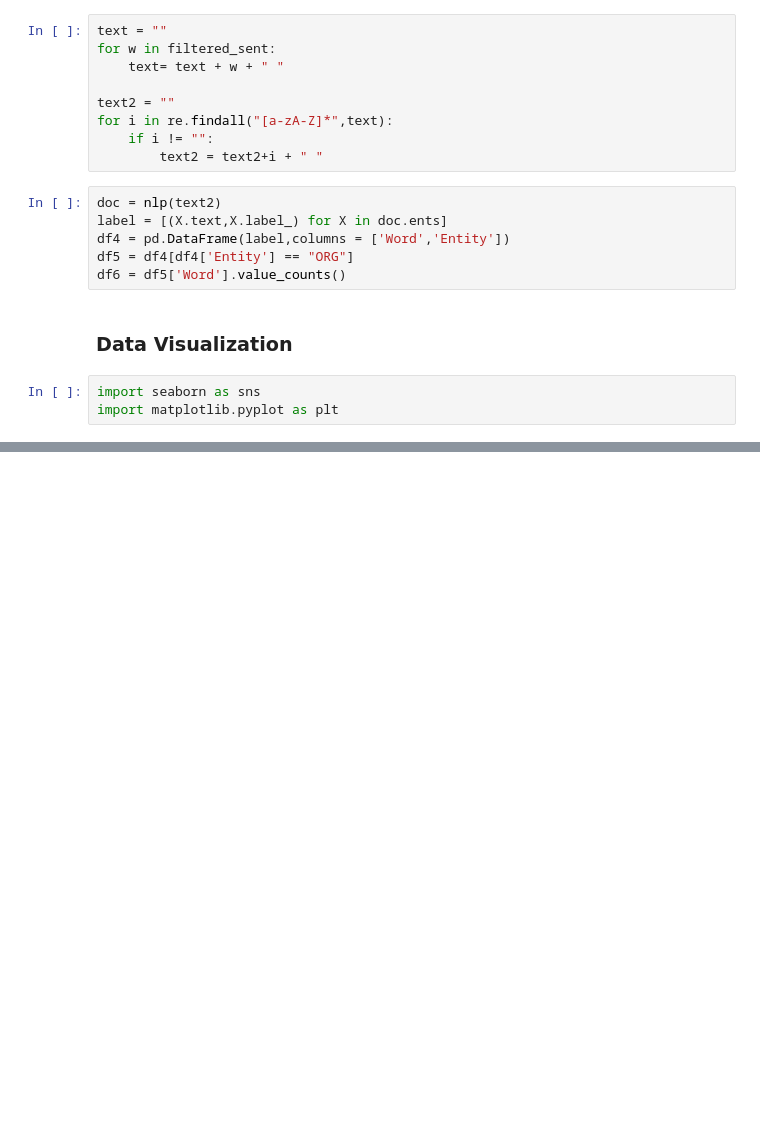
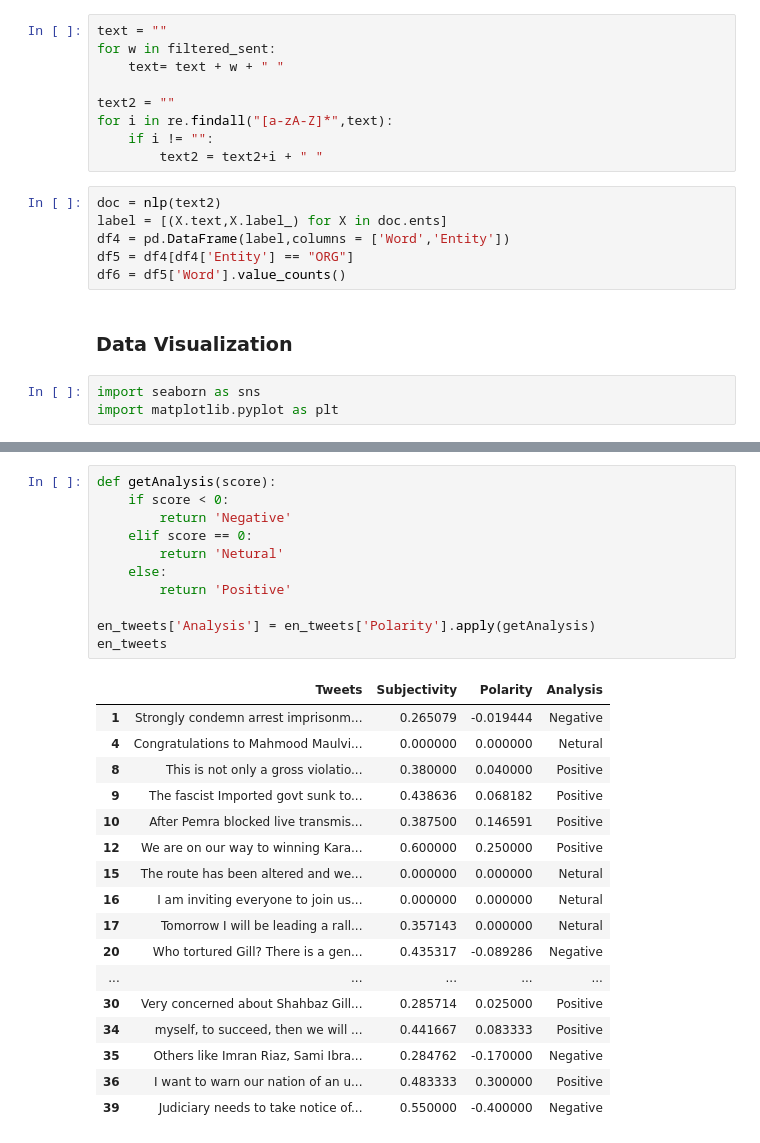
Before and after one commit to ahmadmujahid414/Twitter-Scrapping-using-Twint, a Jupyter notebook: Twitter Scrapper .ipynb, the cells around one changed output, grey strips where cells are left out. Saved outputs shown, nothing was run; the diff lists cells and outputs as text; blank space fills up the shorter version.

```diff
--- a/Twitter Scrapper .ipynb
+++ b/Twitter Scrapper .ipynb
@@ -161,0 +240,29 @@ plt.show()
+# %%
+def getAnalysis(score):
+    if score < 0:
+        return 'Negative'
+    elif score == 0:
+        return 'Netural'
+    else:
+        return 'Positive'
+
+en_tweets['Analysis'] = en_tweets['Polarity'].apply(getAnalysis)
+en_tweets
+# %% [output]
+|  | Tweets | Subjectivity | Polarity | Analysis |
+| 1 | Strongly condemn arrest imprisonm... | 0.265079 | -0.019444 | Negative |
+| 4 | Congratulations to Mahmood Maulvi... | 0.000000 | 0.000000 | Netural |
+| 8 | This is not only a gross violatio... | 0.380000 | 0.040000 | Positive |
+| 9 | The fascist Imported govt sunk to... | 0.438636 | 0.068182 | Positive |
+| 10 | After Pemra blocked live transmis... | 0.387500 | 0.146591 | Positive |
+| 12 | We are on our way to winning Kara... | 0.600000 | 0.250000 | Positive |
+| 15 | The route has been altered and we... | 0.000000 | 0.000000 | Netural |
+| 16 | I am inviting everyone to join us... | 0.000000 | 0.000000 | Netural |
+| 17 | Tomorrow I will be leading a rall... | 0.357143 | 0.000000 | Netural |
+| 20 | Who tortured Gill? There is a gen... | 0.435317 | -0.089286 | Negative |
+| ... | ... | ... | ... | ... |
+| 30 | Very concerned about Shahbaz Gill... | 0.285714 | 0.025000 | Positive |
+| 34 | myself, to succeed, then we will ... | 0.441667 | 0.083333 | Positive |
+| 35 | Others like Imran Riaz, Sami Ibra... | 0.284762 | -0.170000 | Negative |
+| 36 | I want to warn our nation of an u... | 0.483333 | 0.300000 | Positive |
+| 39 | Judiciary needs to take notice of... | 0.550000 | -0.400000 | Negative |
```
Also changed, not shown: parts of 16 cells of this notebook, 1 other file.
